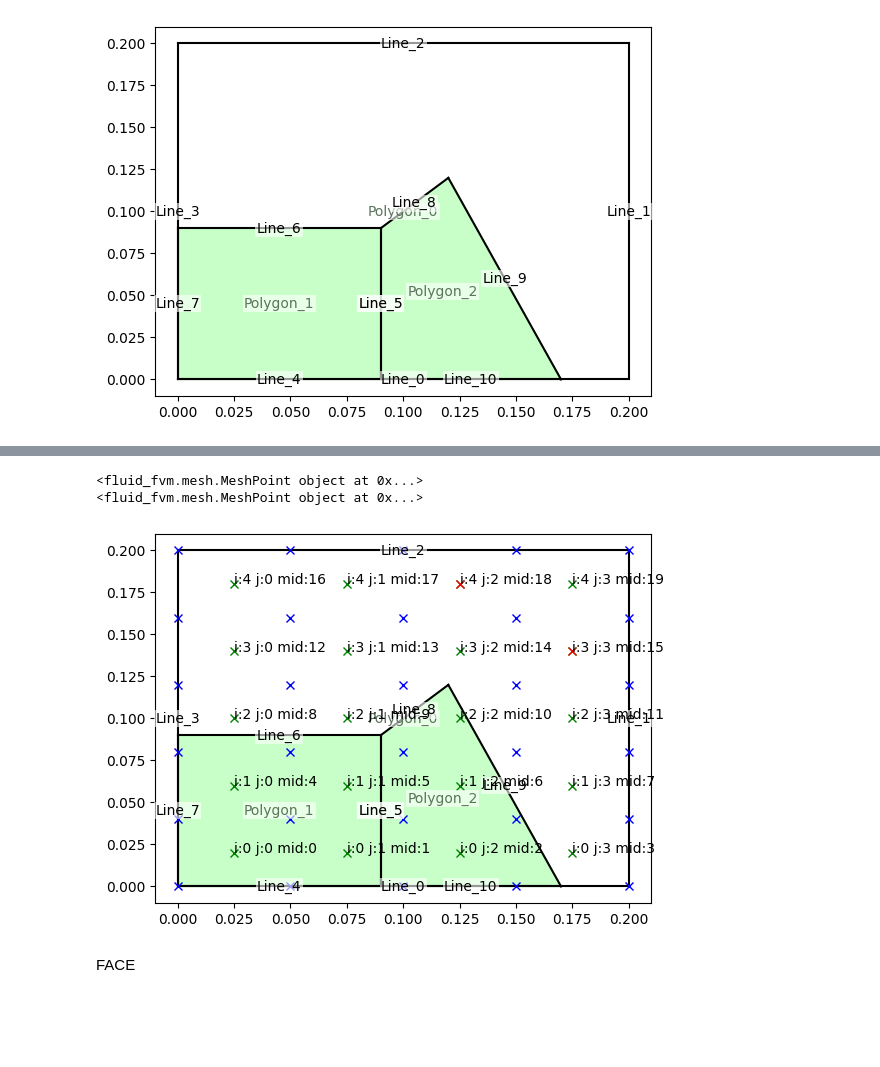
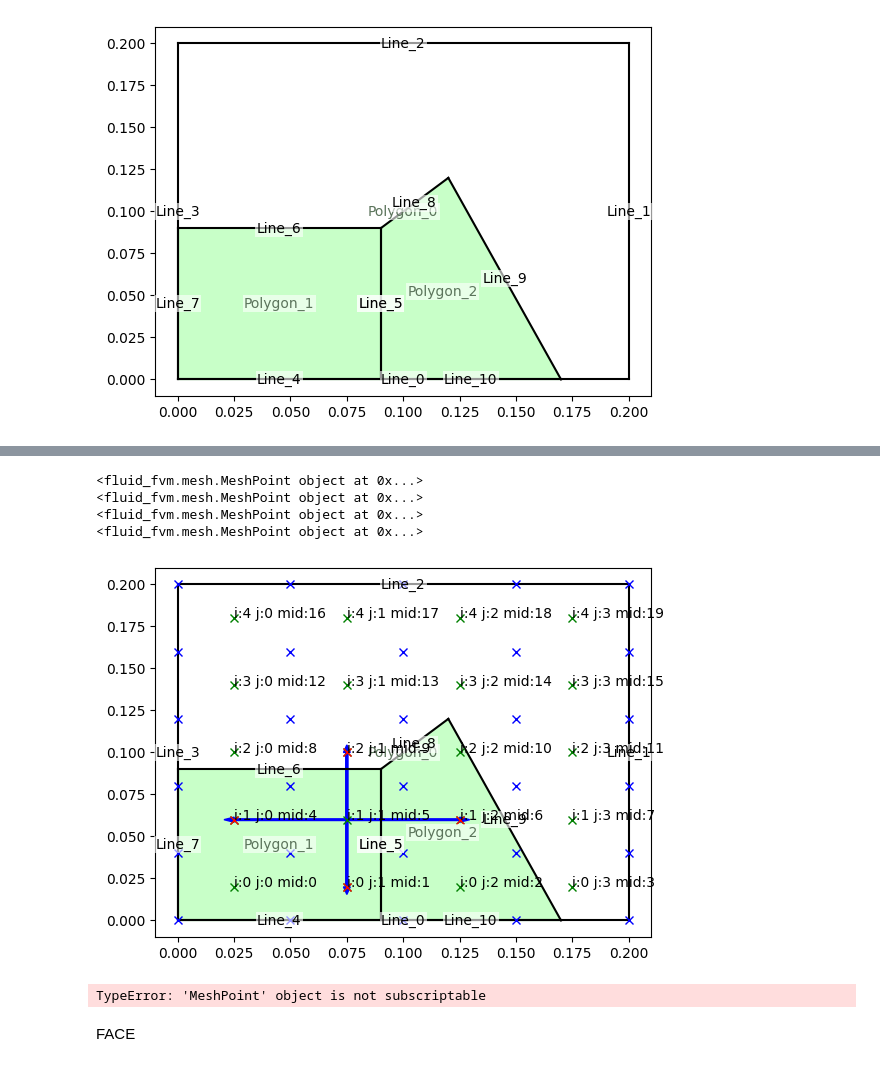
Before and after one commit to csillagu/FVM-Solver, a Jupyter notebook: investigation/mesh_inv.ipynb, the cells around one changed output, grey strips where cells are left out. Drawn from its saved outputs; the diff is of its cells as text; code cells hidden in the pictures; blank space fills up the shorter version.

Commit message:
Added relative position of neighbouring volumes calculation

```diff
--- a/investigation/mesh_inv.ipynb
+++ b/investigation/mesh_inv.ipynb
@@ -58,21 +58,32 @@ for k in range(rec_m.getVolumeNodeNum()):
 # %%
 rec_m = ms.RectangularConfig(6,5,True)
 rec_m.constructMesh(a.base_polygon)
 fig,ax = plt.subplots()
 a.plot(ax, labels=True)
 rec_m.plotMesh(ax, vTexts=True)
-
-for v in rec_m.getNeighbouringVolumes(19):
+node = 5
+for v in rec_m.getNeighbouringVolumes(node):
     if not v:
         continue
     print(rec_m.getVNode(v))
     rec_m.getVNode(v).plot(ax, fmt = "rx")
 
+for v in rec_m.getNeigbouringVolumeVectors(node):
+    if not v:
+        continue
+    v.plotAsVector(ax, vect_0=rec_m.getVNode(node), )
+
 plt.show()
 # %% [output]
 <fluid_fvm.mesh.MeshPoint object at 0x...>
 <fluid_fvm.mesh.MeshPoint object at 0x...>
+<fluid_fvm.mesh.MeshPoint object at 0x...>
+<fluid_fvm.mesh.MeshPoint object at 0x...>
-[figure, old version]
+[figure, new version]
+# %%
+thisnode[0]
+# %% [output]
+TypeError: 'MeshPoint' object is not subscriptable
 # %% [markdown]
 FACE
 # %%
```
Also changed, not shown: parts of 1 cell of this notebook, 1 other file.
